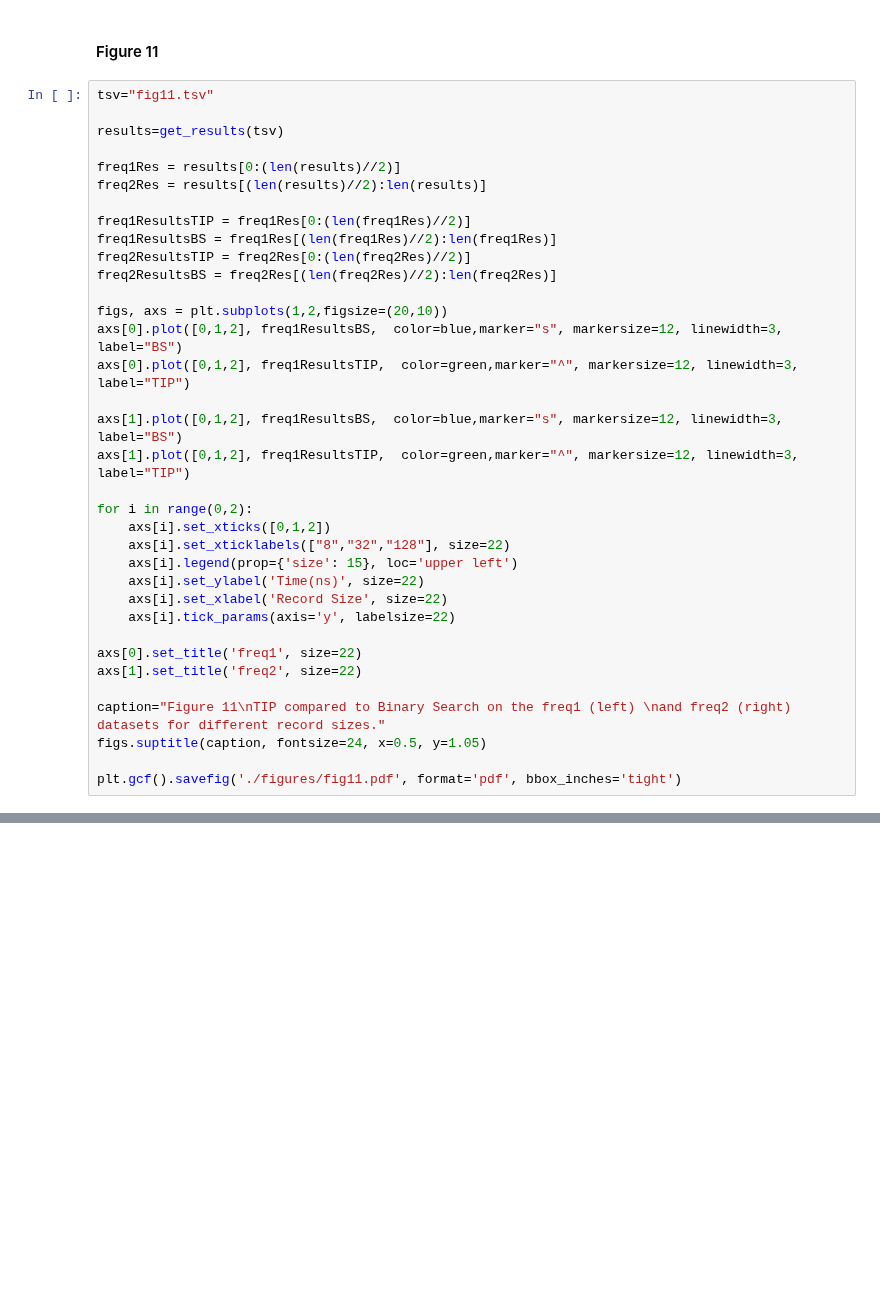
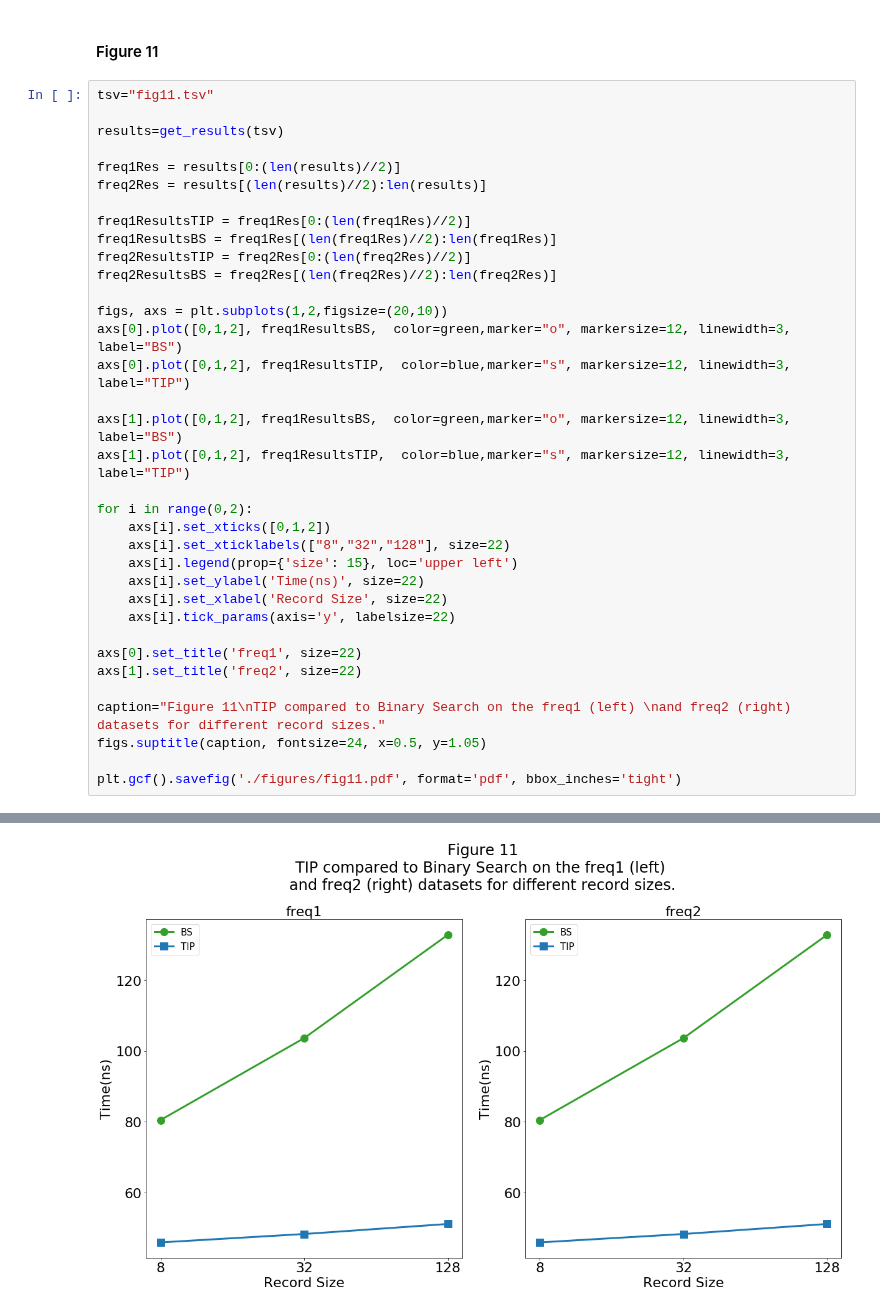
Before and after one commit to UWHustle/Efficiently-Searching-In-Memory-Sorted-Arrays, a Jupyter notebook: reproduce_experiments/CreateFigures.ipynb, the cells around one changed output, grey strips where cells are left out. Saved outputs shown, nothing was run; the diff lists cells and outputs as text; blank space fills up the shorter version.

```diff
--- a/reproduce_experiments/CreateFigures.ipynb
+++ b/reproduce_experiments/CreateFigures.ipynb
@@ -569,11 +568,11 @@ freq2ResultsTIP = freq2Res[0:(len(freq2Res)//2)]
 freq2ResultsBS = freq2Res[(len(freq2Res)//2):len(freq2Res)]
 
 figs, axs = plt.subplots(1,2,figsize=(20,10))
-axs[0].plot([0,1,2], freq1ResultsBS,  color=blue,marker="s", markersize=12, linewidth=3, label="BS")
-axs[0].plot([0,1,2], freq1ResultsTIP,  color=green,marker="^", markersize=12, linewidth=3, label="TIP")
+axs[0].plot([0,1,2], freq1ResultsBS,  color=green,marker="o", markersize=12, linewidth=3, label="BS")
+axs[0].plot([0,1,2], freq1ResultsTIP,  color=blue,marker="s", markersize=12, linewidth=3, label="TIP")
 
-axs[1].plot([0,1,2], freq1ResultsBS,  color=blue,marker="s", markersize=12, linewidth=3, label="BS")
-axs[1].plot([0,1,2], freq1ResultsTIP,  color=green,marker="^", markersize=12, linewidth=3, label="TIP")
+axs[1].plot([0,1,2], freq1ResultsBS,  color=green,marker="o", markersize=12, linewidth=3, label="BS")
+axs[1].plot([0,1,2], freq1ResultsTIP,  color=blue,marker="s", markersize=12, linewidth=3, label="TIP")
 
 for i in range(0,2):
     axs[i].set_xticks([0,1,2])
@@ -590,3 +589,4 @@ caption="Figure 11\nTIP compared to Binary Search on the freq1 (left) \nand freq
 figs.suptitle(caption, fontsize=24, x=0.5, y=1.05)
 
 plt.gcf().savefig('./figures/fig11.pdf', format='pdf', bbox_inches='tight')
+# %% [output]
@@ -592,0 +595 @@ plt.gcf().savefig('./figures/fig11.pdf', format='pdf', bbox_inches='tight')
+[figure, added]
```
Also changed, not shown: parts of 4 cells of this notebook, 2 other files.
